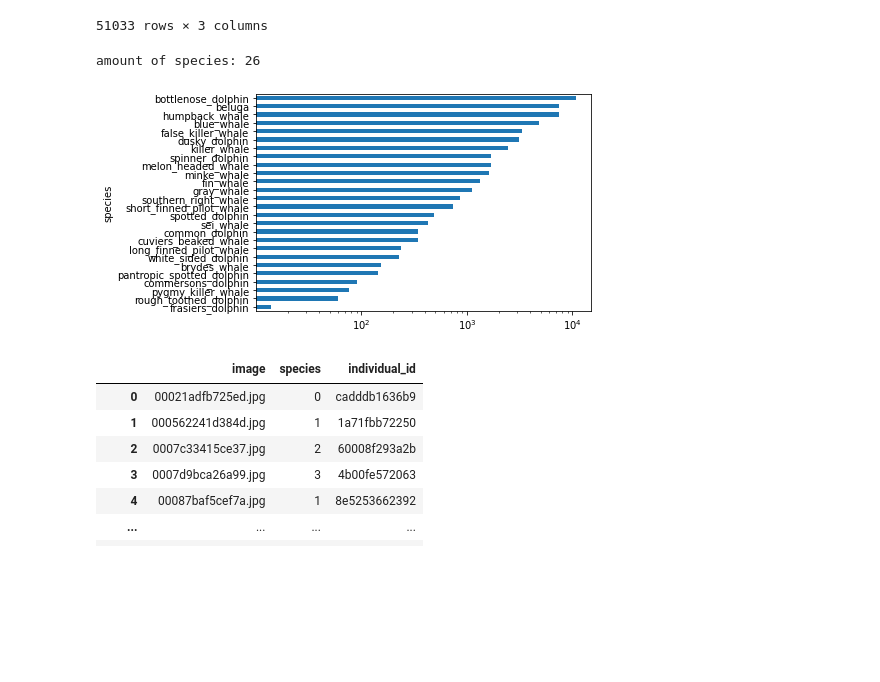
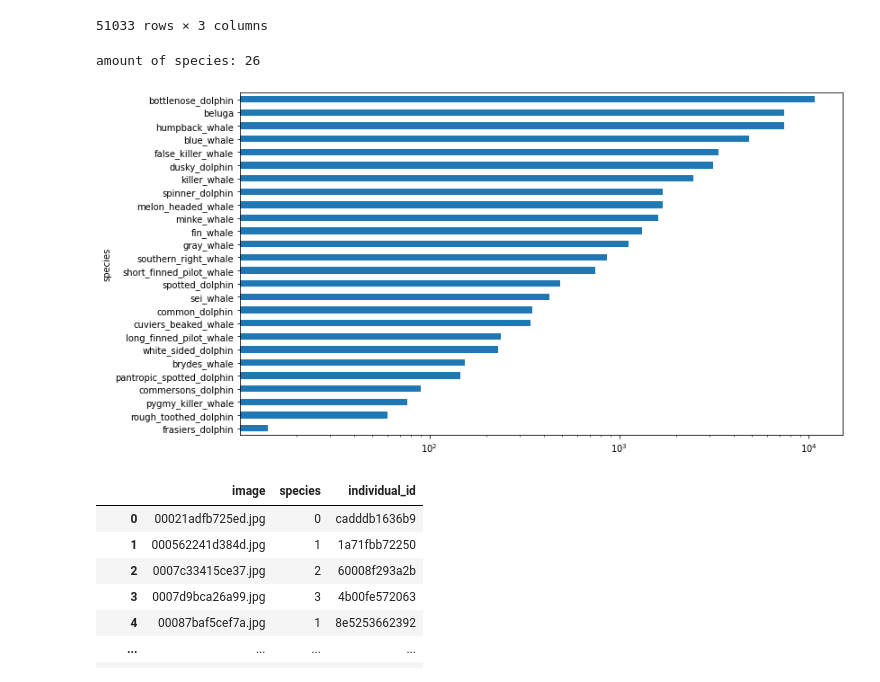
Before and after one commit to oliverweissl/MachineLearning-Project, a Jupyter notebook: input_pipeline.ipynb, the cells around one changed output. Drawn from its saved outputs; the diff is of its cells as text; code cells hidden in the pictures; blank space fills up the shorter version.

```diff
--- a/input_pipeline.ipynb
+++ b/input_pipeline.ipynb
@@ -56,10 +57,11 @@ train_df
 51033 rows × 3 columns
 # %%
 print(f"amount of species: {len(train_df.species.unique())}")
+plt.figure(figsize=(12, 7))
 train_df.groupby(by='species').size().sort_values().plot.barh().set_xscale('log')
 # %% [output]
 amount of species: 26
-[figure, old version]
+[figure, new version]
 # %%
 def get_id(sp):
     return species_labels.index(sp)
```
Also changed, not shown: parts of 3 cells of this notebook.
